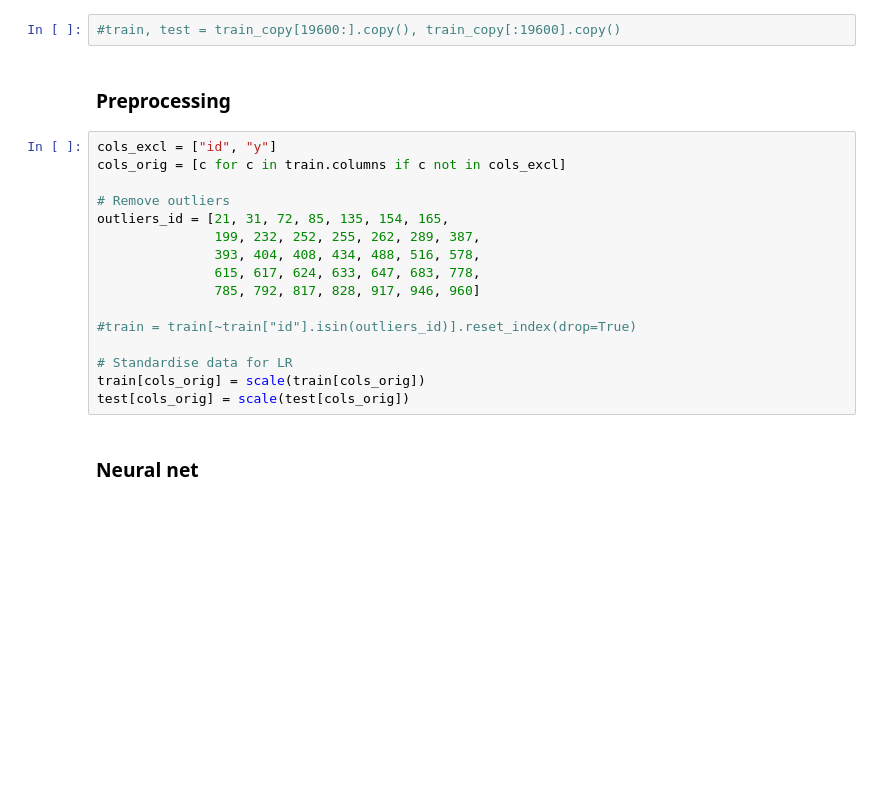
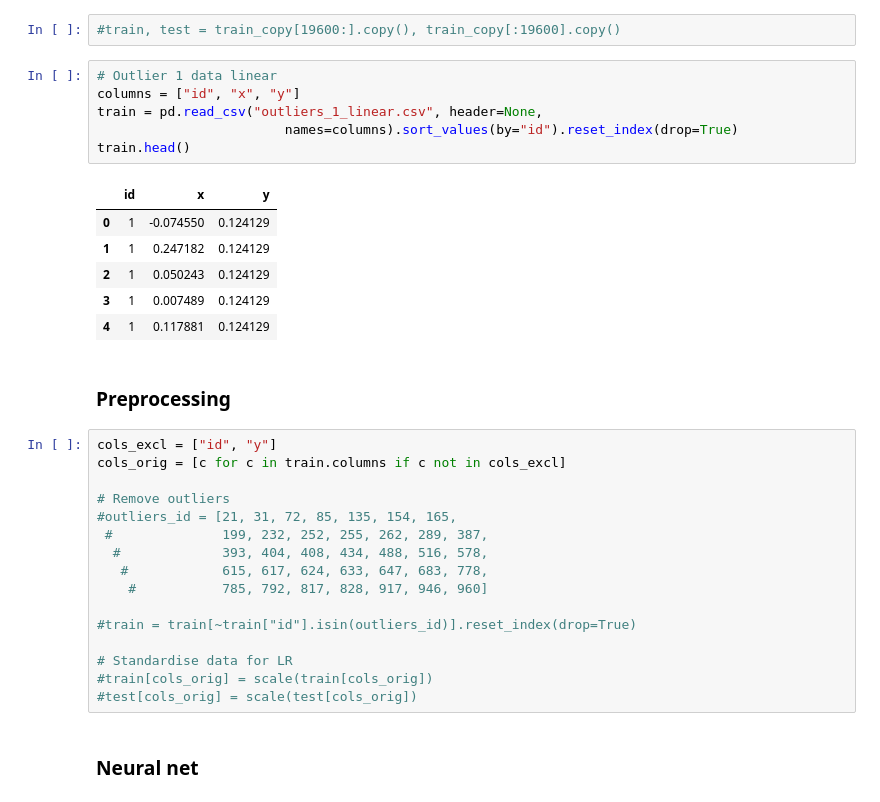
Before and after one commit to anthonyhu/aerosol-depth-prediction, a Jupyter notebook: Aerosol Prediction Anth.ipynb, the cells around one changed output. Cells and saved outputs as stored; diff of their text form; blank space fills up the shorter version.

```diff
--- a/Aerosol Prediction Anth.ipynb
+++ b/Aerosol Prediction Anth.ipynb
@@ -68,5 +69,18 @@ train.head()
 # %%
 #train, test = train_copy[19600:].copy(), train_copy[:19600].copy()
+# %%
+# Outlier 1 data linear
+columns = ["id", "x", "y"]
+train = pd.read_csv("outliers_1_linear.csv", header=None,
+                        names=columns).sort_values(by="id").reset_index(drop=True)
+train.head()
+# %% [output]
+|  | id | x | y |
+| 0 | 1 | -0.074550 | 0.124129 |
+| 1 | 1 | 0.247182 | 0.124129 |
+| 2 | 1 | 0.050243 | 0.124129 |
+| 3 | 1 | 0.007489 | 0.124129 |
+| 4 | 1 | 0.117881 | 0.124129 |
 # %% [markdown]
 ### Preprocessing
 # %%
@@ -74,17 +88,17 @@ cols_excl = ["id", "y"]
 cols_orig = [c for c in train.columns if c not in cols_excl]
 
 # Remove outliers
-outliers_id = [21, 31, 72, 85, 135, 154, 165,
-               199, 232, 252, 255, 262, 289, 387,
-               393, 404, 408, 434, 488, 516, 578,
-               615, 617, 624, 633, 647, 683, 778,
-               785, 792, 817, 828, 917, 946, 960]
+#outliers_id = [21, 31, 72, 85, 135, 154, 165,
+ #              199, 232, 252, 255, 262, 289, 387,
+  #             393, 404, 408, 434, 488, 516, 578,
+   #            615, 617, 624, 633, 647, 683, 778,
+    #           785, 792, 817, 828, 917, 946, 960]
 
 #train = train[~train["id"].isin(outliers_id)].reset_index(drop=True)
 
 # Standardise data for LR
-train[cols_orig] = scale(train[cols_orig])
-test[cols_orig] = scale(test[cols_orig])
+#train[cols_orig] = scale(train[cols_orig])
+#test[cols_orig] = scale(test[cols_orig])
 # %% [markdown]
 ### Neural net
 # %%
```
Also changed, not shown: parts of 10 cells of this notebook.
